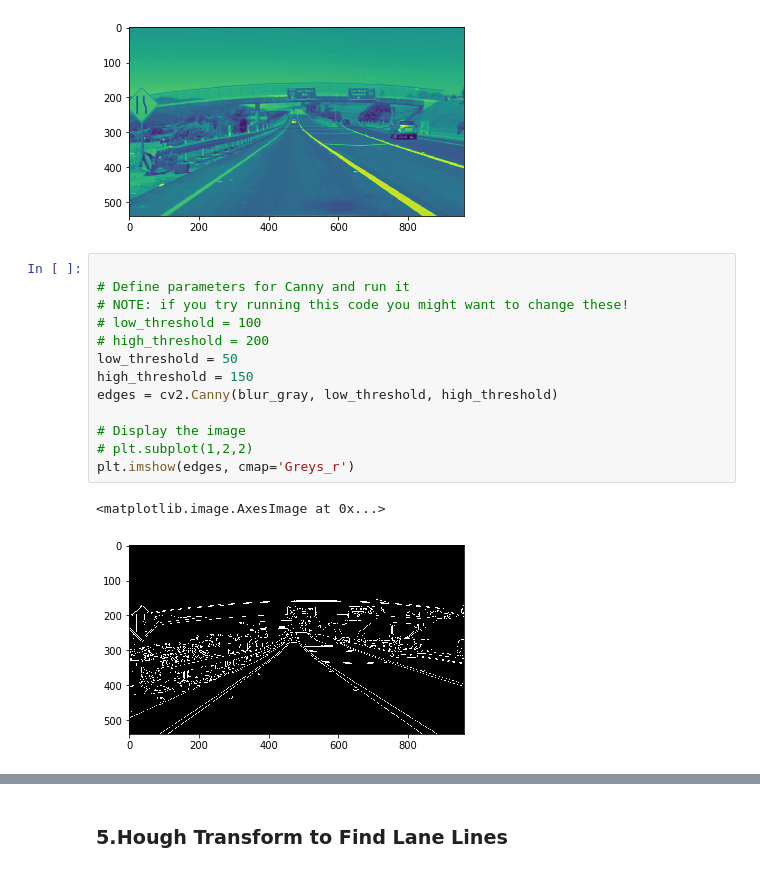
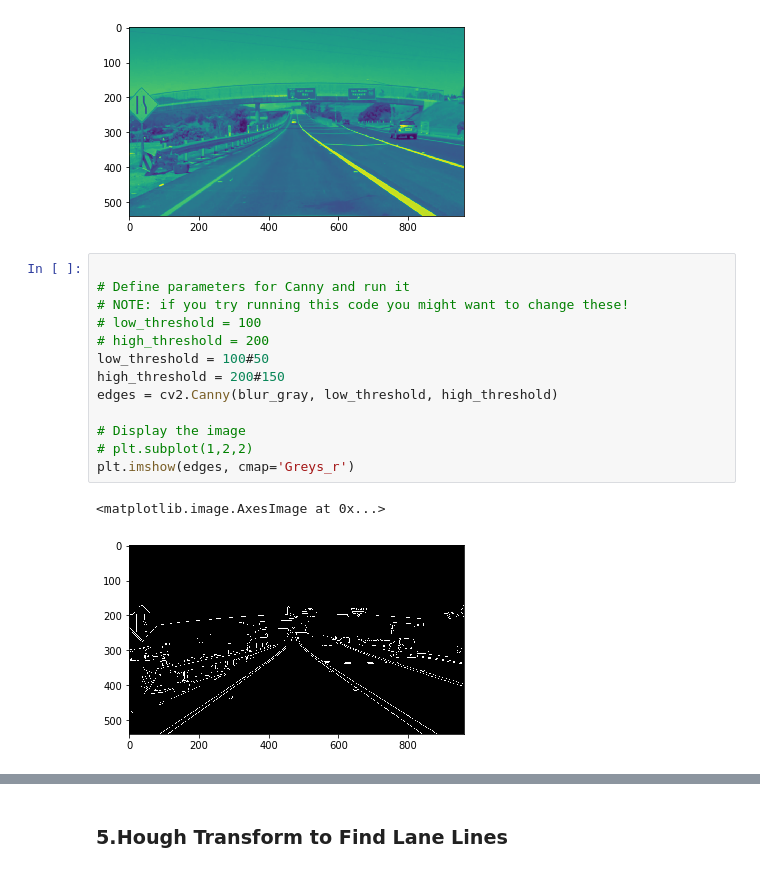
Before and after one commit to ChiangC/SDC_Python, a Jupyter notebook: finding_lane_lines_exercise/Finding_Lane_Lines.ipynb, the cells around one changed output, grey strips where cells are left out. Saved outputs shown, nothing was run; the diff lists cells and outputs as text.

Commit message:
P1 finding lane lines on image

```diff
--- a/finding_lane_lines_exercise/Finding_Lane_Lines.ipynb
+++ b/finding_lane_lines_exercise/Finding_Lane_Lines.ipynb
@@ -190,16 +188,16 @@ plt.imshow(blur_gray)
 # %%
 
 # Define parameters for Canny and run it
 # NOTE: if you try running this code you might want to change these!
 # low_threshold = 100
 # high_threshold = 200
-low_threshold = 50
-high_threshold = 150
+low_threshold = 100#50
+high_threshold = 200#150
 edges = cv2.Canny(blur_gray, low_threshold, high_threshold)
 
 # Display the image
 # plt.subplot(1,2,2)
 plt.imshow(edges, cmap='Greys_r')
 # %% [output]
 <matplotlib.image.AxesImage at 0x...>
-[figure, old version]
+[figure, new version]
```
Also changed, not shown: parts of 8 cells of this notebook, 6 other files.
